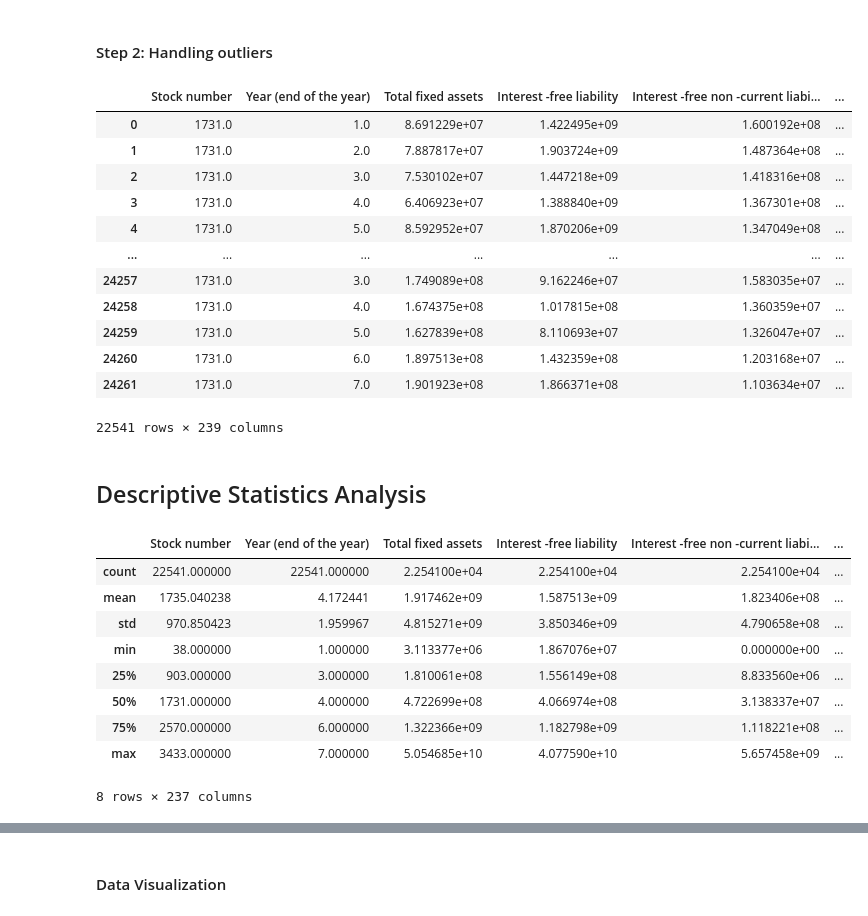
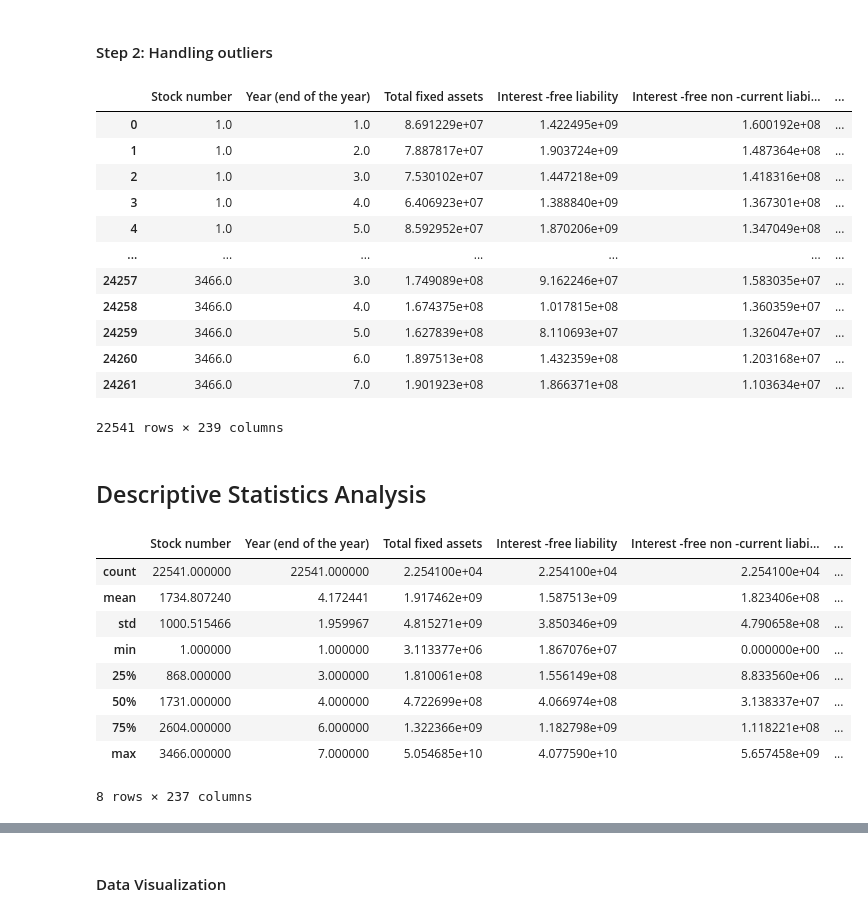
Before and after one commit to yunmeng-genius/IS5126G1, a Jupyter notebook: main.ipynb, the cells around one changed output, grey strips where cells are left out. Cells and saved outputs as stored; diff of their text form; code cells hidden in the pictures.

```diff
--- a/main.ipynb
+++ b/main.ipynb
@@ -30,0 +14,6 @@ data
+# %%
+import pandas as pd
+data = pd.read_csv('data/annual_stock.csv')
+data['Stock number'] = data['Stock number'].astype(str)
+data['Year (end of the year)'] = data['Year (end of the year)'].astype(str)
+data
@@ -79,29 +82,32 @@ data_cleaned
 # %%
 import numpy as np
 
 # For each numeric column, replace outliers (values outside the 1st and 99th percentiles) with the median
 for col in data_cleaned.select_dtypes(include=np.number).columns:
     lower_bound = data_cleaned[col].quantile(0.01)
     upper_bound = data_cleaned[col].quantile(0.99)
     median = data_cleaned[col].median()
     data_cleaned[col] = np.where(data_cleaned[col] < lower_bound, median, data_cleaned[col])
     data_cleaned[col] = np.where(data_cleaned[col] > upper_bound, median, data_cleaned[col])
 
 # Display the updated DataFrame
+data_cleaned['Stock number'] = data_cleaned['Stock number'].astype(float)
+data_cleaned['Year (end of the year)'] = data_cleaned['Year (end of the year)'].astype(float)
+
 data_cleaned
 # %% [output]
 |  | Stock number | Year (end of the year) | Total fixed assets | Interest -free liability | Interest -free non -current liabi... | ... |
-| 0 | 1731.0 | 1.0 | 8.691229e+07 | 1.422495e+09 | 1.600192e+08 | ... |
-| 1 | 1731.0 | 2.0 | 7.887817e+07 | 1.903724e+09 | 1.487364e+08 | ... |
-| 2 | 1731.0 | 3.0 | 7.530102e+07 | 1.447218e+09 | 1.418316e+08 | ... |
-| 3 | 1731.0 | 4.0 | 6.406923e+07 | 1.388840e+09 | 1.367301e+08 | ... |
-| 4 | 1731.0 | 5.0 | 8.592952e+07 | 1.870206e+09 | 1.347049e+08 | ... |
+| 0 | 1.0 | 1.0 | 8.691229e+07 | 1.422495e+09 | 1.600192e+08 | ... |
+| 1 | 1.0 | 2.0 | 7.887817e+07 | 1.903724e+09 | 1.487364e+08 | ... |
+| 2 | 1.0 | 3.0 | 7.530102e+07 | 1.447218e+09 | 1.418316e+08 | ... |
+| 3 | 1.0 | 4.0 | 6.406923e+07 | 1.388840e+09 | 1.367301e+08 | ... |
+| 4 | 1.0 | 5.0 | 8.592952e+07 | 1.870206e+09 | 1.347049e+08 | ... |
 | ... | ... | ... | ... | ... | ... | ... |
-| 24257 | 1731.0 | 3.0 | 1.749089e+08 | 9.162246e+07 | 1.583035e+07 | ... |
-| 24258 | 1731.0 | 4.0 | 1.674375e+08 | 1.017815e+08 | 1.360359e+07 | ... |
-| 24259 | 1731.0 | 5.0 | 1.627839e+08 | 8.110693e+07 | 1.326047e+07 | ... |
-| 24260 | 1731.0 | 6.0 | 1.897513e+08 | 1.432359e+08 | 1.203168e+07 | ... |
-| 24261 | 1731.0 | 7.0 | 1.901923e+08 | 1.866371e+08 | 1.103634e+07 | ... |
+| 24257 | 3466.0 | 3.0 | 1.749089e+08 | 9.162246e+07 | 1.583035e+07 | ... |
+| 24258 | 3466.0 | 4.0 | 1.674375e+08 | 1.017815e+08 | 1.360359e+07 | ... |
+| 24259 | 3466.0 | 5.0 | 1.627839e+08 | 8.110693e+07 | 1.326047e+07 | ... |
+| 24260 | 3466.0 | 6.0 | 1.897513e+08 | 1.432359e+08 | 1.203168e+07 | ... |
+| 24261 | 3466.0 | 7.0 | 1.901923e+08 | 1.866371e+08 | 1.103634e+07 | ... |
 22541 rows × 239 columns
 # %% [markdown]
 ## Descriptive Statistics Analysis
@@ -112,11 +118,11 @@ descriptive_stats
 # %% [output]
 |  | Stock number | Year (end of the year) | Total fixed assets | Interest -free liability | Interest -free non -current liabi... | ... |
 | count | 22541.000000 | 22541.000000 | 2.254100e+04 | 2.254100e+04 | 2.254100e+04 | ... |
-| mean | 1735.040238 | 4.172441 | 1.917462e+09 | 1.587513e+09 | 1.823406e+08 | ... |
-| std | 970.850423 | 1.959967 | 4.815271e+09 | 3.850346e+09 | 4.790658e+08 | ... |
-| min | 38.000000 | 1.000000 | 3.113377e+06 | 1.867076e+07 | 0.000000e+00 | ... |
-| 25% | 903.000000 | 3.000000 | 1.810061e+08 | 1.556149e+08 | 8.833560e+06 | ... |
+| mean | 1734.807240 | 4.172441 | 1.917462e+09 | 1.587513e+09 | 1.823406e+08 | ... |
+| std | 1000.515466 | 1.959967 | 4.815271e+09 | 3.850346e+09 | 4.790658e+08 | ... |
+| min | 1.000000 | 1.000000 | 3.113377e+06 | 1.867076e+07 | 0.000000e+00 | ... |
+| 25% | 868.000000 | 3.000000 | 1.810061e+08 | 1.556149e+08 | 8.833560e+06 | ... |
 | 50% | 1731.000000 | 4.000000 | 4.722699e+08 | 4.066974e+08 | 3.138337e+07 | ... |
-| 75% | 2570.000000 | 6.000000 | 1.322366e+09 | 1.182798e+09 | 1.118221e+08 | ... |
-| max | 3433.000000 | 7.000000 | 5.054685e+10 | 4.077590e+10 | 5.657458e+09 | ... |
+| 75% | 2604.000000 | 6.000000 | 1.322366e+09 | 1.182798e+09 | 1.118221e+08 | ... |
+| max | 3466.000000 | 7.000000 | 5.054685e+10 | 4.077590e+10 | 5.657458e+09 | ... |
 8 rows × 237 columns
```
Also changed, not shown: parts of 38 cells of this notebook.
